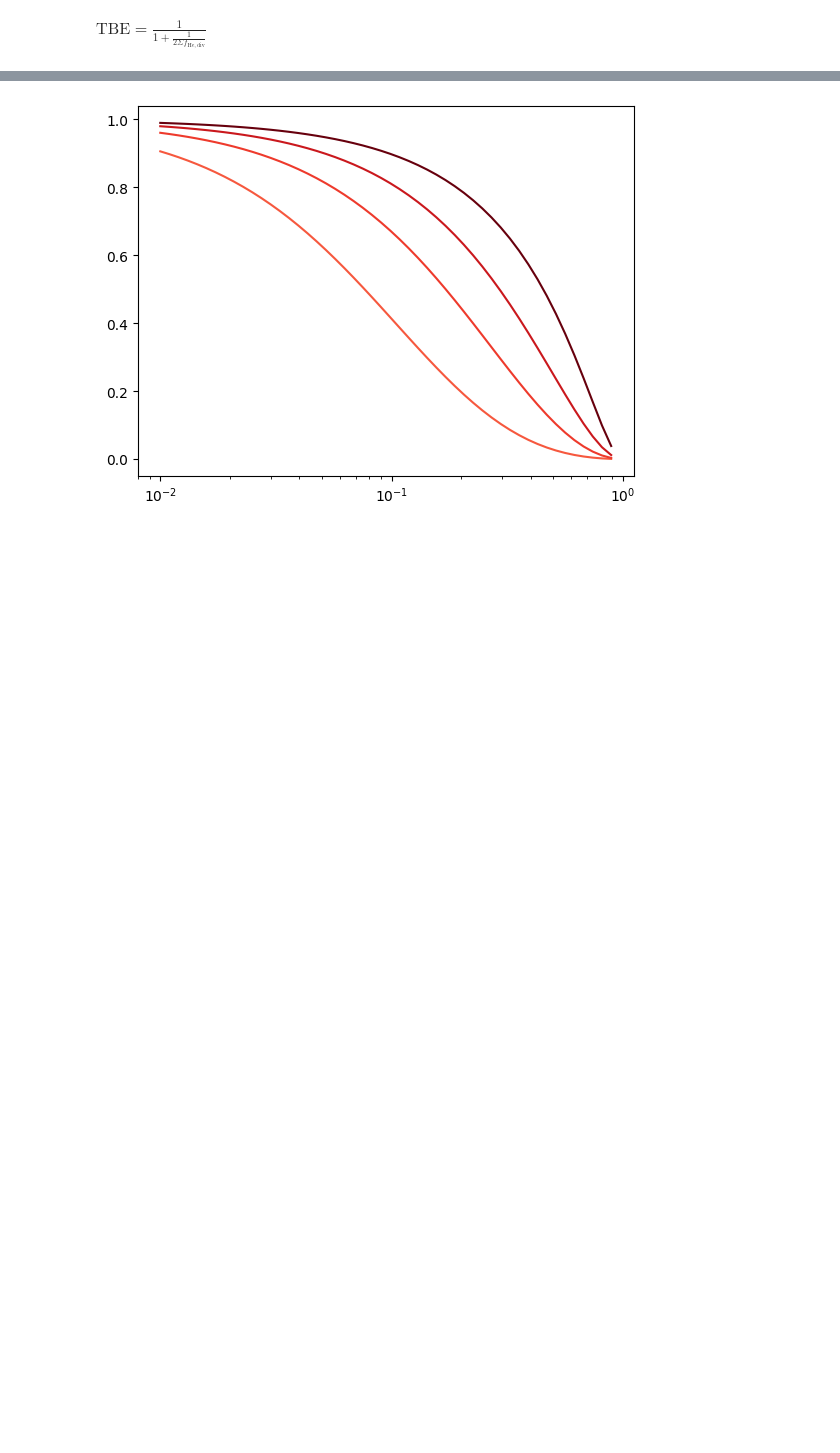
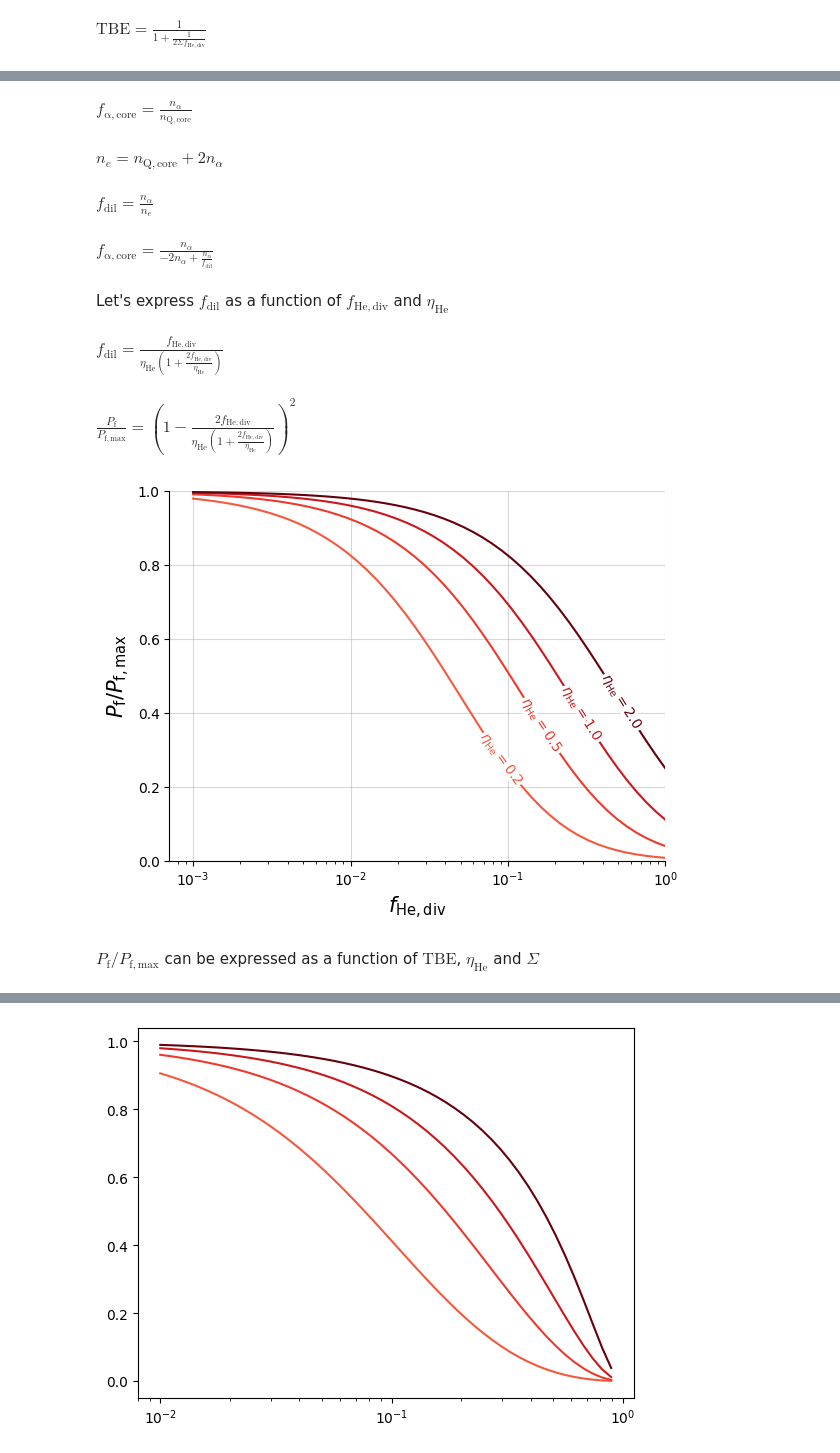
Before and after one commit to RemDelaporteMathurin/tritium-burn-fraction, a Jupyter notebook: graphs.ipynb, the cells around one changed output, grey strips where cells are left out. Saved outputs shown, nothing was run; the diff lists cells and outputs as text; code cells hidden in the pictures; blank space fills up the shorter version.

```diff
--- a/graphs.ipynb
+++ b/graphs.ipynb
@@ -237,3 +167,82 @@ $\displaystyle \frac{P_{f}}{P_{f, max}} = \left(1 - \frac{2 f_\mathrm{He, div}}{
+# %%
+# f_alpha_core expression
+f_alpha_core_expr = sp.Eq(f_alpha_core, n_alpha / n_q_core)
+f_alpha_core_expr
+# %% [output]
+$\displaystyle f_\mathrm{\alpha, core} = \frac{n_{\alpha}}{n_\mathrm{Q, core}}$
+# %%
+# charge neutrality
+charge_neutrality = sp.Eq(n_e, n_q_core + 2 * n_alpha)
+charge_neutrality
+# %% [output]
+$\displaystyle n_{e} = n_\mathrm{Q, core} + 2 n_{\alpha}$
+# %%
+# ash dilution fraction
+ash_dilution_fraction = sp.Eq(f_dil, n_alpha / n_e)
+ash_dilution_fraction
+# %% [output]
+$\displaystyle f_\mathrm{dil} = \frac{n_{\alpha}}{n_{e}}$
+# %%
+# substitute ash dil. and charge neutrality to get new expr for f_alpha_core
+f_alpha_core_expr = f_alpha_core_expr.subs(
+    n_q_core, sp.solve(charge_neutrality, n_q_core)[0]
+).subs(n_e, sp.solve(ash_dilution_fraction, n_e)[0])
+
+f_alpha_core_expr
+# %% [output]
+$\displaystyle f_\mathrm{\alpha, core} = \frac{n_{\alpha}}{- 2 n_{\alpha} + \frac{n_{\alpha}}{f_\mathrm{dil}}}$
+# %% [markdown]
+Let's express $f_\mathrm{dil}$ as a function of $f_\mathrm{He,div}$ and $\eta_\mathrm{He}$
+# %%
+f_dil_vs_f_he_div_eta_he = (
+    sp.Eq(f_dil, sp.solve(f_alpha_core_expr, f_dil)[0])
+    .subs(f_alpha_core, sp.solve(enrichment, f_alpha_core)[0])
+)
+f_dil_vs_f_he_div_eta_he
+# %% [output]
+$\displaystyle f_\mathrm{dil} = \frac{f_\mathrm{He, div}}{\eta_\mathrm{He} \left(1 + \frac{2 f_\mathrm{He, div}}{\eta_\mathrm{He}}\right)}$
+# %%
+power_ratio_expr = sp.Eq(P_f / P_f_max, (1 - 2 * f_dil) ** 2)
+power_ratio_expr
+# %%
+# Substitute f_dil and f_alpha_core in power ratio
+new_power_ratio = power_ratio_expr.subs(f_dil, f_dil_vs_f_he_div_eta_he.rhs)
+new_power_ratio
+# new_power_ratio.simplify()
+# %% [output]
+$\displaystyle \frac{P_\mathrm{f}}{P_\mathrm{f, max}} = \left(1 - \frac{2 f_\mathrm{He, div}}{\eta_\mathrm{He} \left(1 + \frac{2 f_\mathrm{He, div}}{\eta_\mathrm{He}}\right)}\right)^{2}$
+# %%
+
+compute_pf_ratio = sp.lambdify(((eta_he, f_he_div),), sp.solve(new_power_ratio, P_f/P_f_max)[0])
+
+f_he_div_values = np.logspace(-3, 0)
+
+norm = colors.Normalize(vmin=-2, vmax=2)
+
+for eta_he_val in [0.2, 0.5, 1, 2]:
+    pf = compute_pf_ratio((eta_he_val, f_he_div_values))
+    plt.plot(
+        f_he_div_values,
+        pf,
+        label="$\eta_\mathrm{He} = $" + f"{eta_he_val:.1f}",
+        color=cm.Reds(norm(eta_he_val)),
+    )
+
+plt.xscale("log")
+plt.xlabel("$f_\mathrm{He,div}$", fontsize=15)
+plt.ylabel("$P_\mathrm{f}/P_\mathrm{f, max}$", fontsize=15)
+plt.grid(alpha=0.5)
+plt.ylim(0, 1)
+plt.xlim(right=1)
+
+labelLines(plt.gca().get_lines(), zorder=2.5)
+plt.gca().spines.right.set_visible(False)
+plt.gca().spines.top.set_visible(False)
+plt.savefig("Pf_fhe.pdf")
+# %% [output]
+[figure, added]
+# %% [markdown]
+$P_\mathrm{f} / P_\mathrm{f, max}$ can be expressed as a function of $\mathrm{TBE}$, $\eta_\mathrm{He}$ and $\Sigma$
 # %%
 # formula for figure 3
 
```
Also changed, not shown: parts of 20 cells of this notebook.
